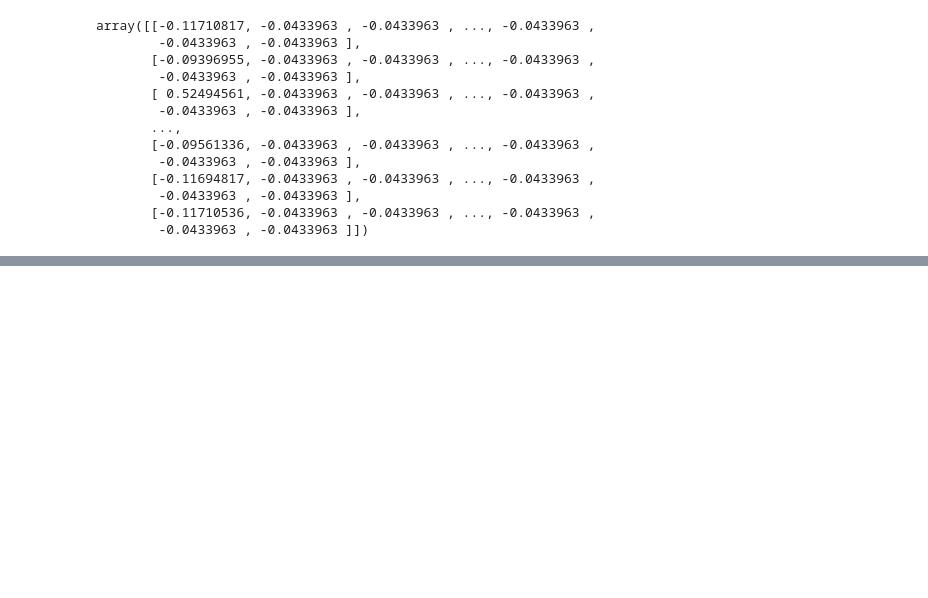
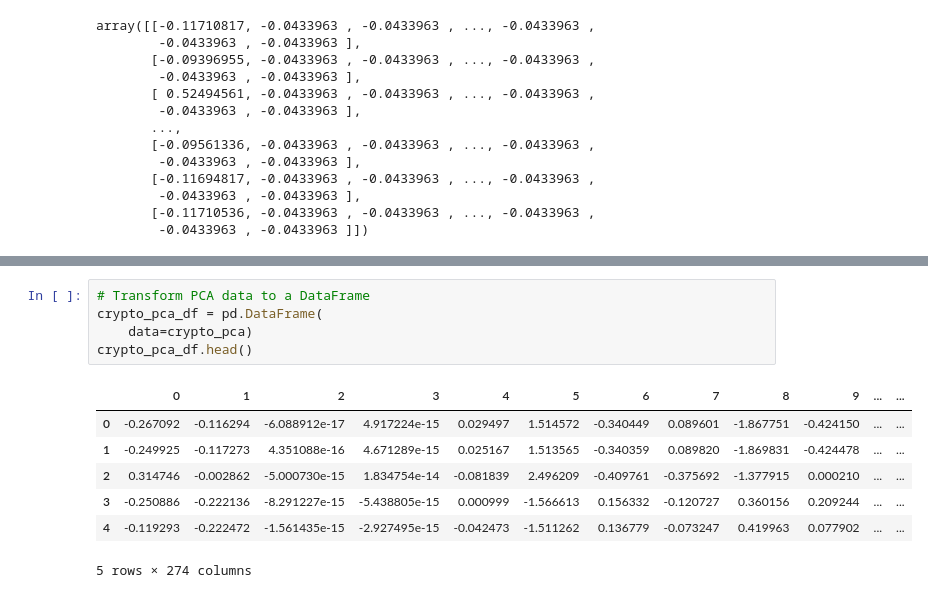
Before and after one commit to shermeenajani/Unsupervised-Machine-Learning, a Jupyter notebook: Unsupervised Machine Learning - Crypto.ipynb, the cells around one changed output, grey strips where cells are left out. Saved outputs shown, nothing was run; the diff lists cells and outputs as text; blank space fills up the shorter version.

```diff
--- a/Unsupervised Machine Learning - Crypto.ipynb
+++ b/Unsupervised Machine Learning - Crypto.ipynb
@@ -138,0 +162,13 @@ array([[-0.11710817, -0.0433963 , -0.0433963 , ..., -0.0433963 ,
+# %%
+# Transform PCA data to a DataFrame
+crypto_pca_df = pd.DataFrame(
+    data=crypto_pca)
+crypto_pca_df.head()
+# %% [output]
+|  | 0 | 1 | 2 | 3 | 4 | 5 | 6 | 7 | 8 | 9 | ... | ... |
+| 0 | -0.267092 | -0.116294 | -6.088912e-17 | 4.917224e-15 | 0.029497 | 1.514572 | -0.340449 | 0.089601 | -1.867751 | -0.424150 | ... | ... |
+| 1 | -0.249925 | -0.117273 | 4.351088e-16 | 4.671289e-15 | 0.025167 | 1.513565 | -0.340359 | 0.089820 | -1.869831 | -0.424478 | ... | ... |
+| 2 | 0.314746 | -0.002862 | -5.000730e-15 | 1.834754e-14 | -0.081839 | 2.496209 | -0.409761 | -0.375692 | -1.377915 | 0.000210 | ... | ... |
+| 3 | -0.250886 | -0.222136 | -8.291227e-15 | -5.438805e-15 | 0.000999 | -1.566613 | 0.156332 | -0.120727 | 0.360156 | 0.209244 | ... | ... |
+| 4 | -0.119293 | -0.222472 | -1.561435e-15 | -2.927495e-15 | -0.042473 | -1.511262 | 0.136779 | -0.073247 | 0.419963 | 0.077902 | ... | ... |
+5 rows × 274 columns
```
Also changed, not shown: parts of 11 cells of this notebook.
